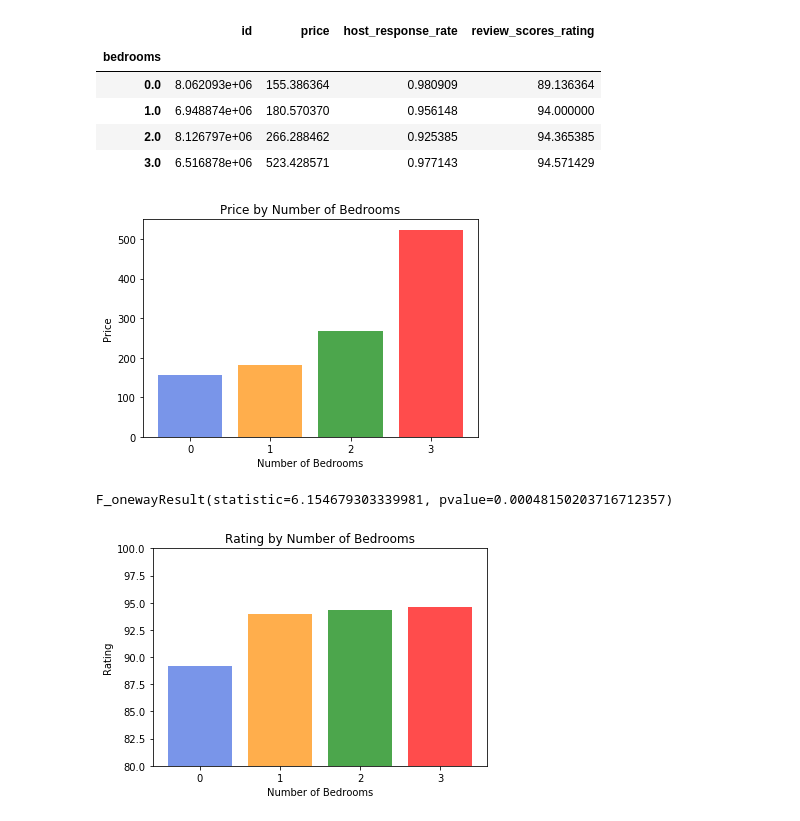
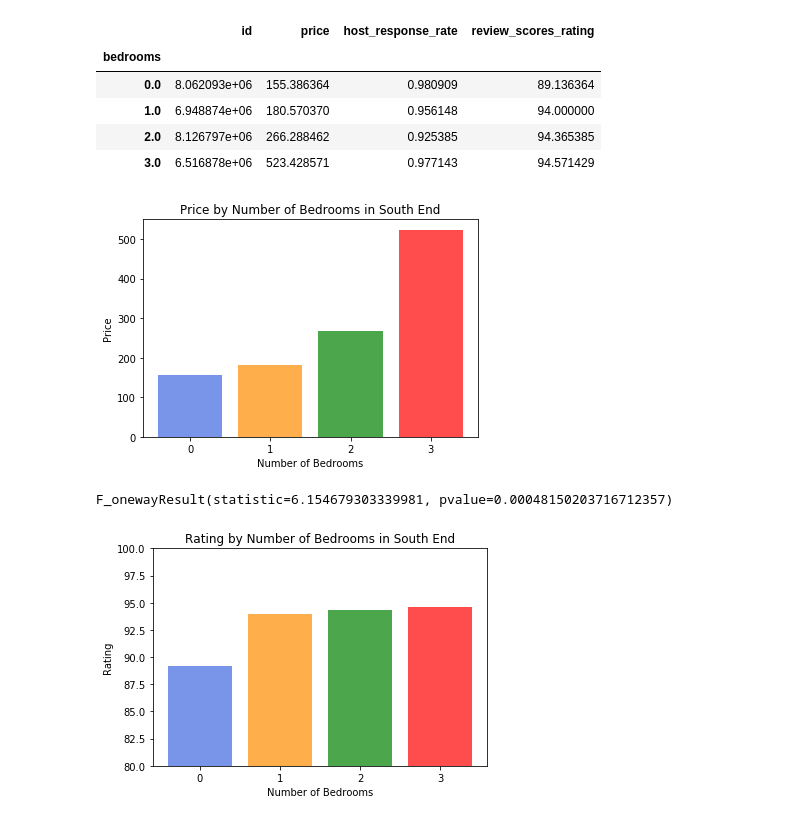
Before and after one commit to jnfost/Boston-Airbnb-EDA, a Jupyter notebook: project_restart2-Bedinfo.ipynb, the cells around one changed output. Drawn from its saved outputs; the diff is of its cells as text; code cells hidden in the pictures.

```diff
--- a/project_restart2-Bedinfo.ipynb
+++ b/project_restart2-Bedinfo.ipynb
@@ -351,14 +337,14 @@ south_end_group_3
 # %%
 xbp = south_end_group_3.index
 ybp = south_end_group_3['price']
 plt.bar(xbp, ybp, color= ['royalblue', 'darkorange', 'green', 'red'], alpha=0.7, align='center')
-plt.title("Price by Number of Bedrooms")
+plt.title("Price by Number of Bedrooms in South End")
 plt.xticks([0, 1, 2, 3])
 plt.ylabel("Price")
 plt.xlabel("Number of Bedrooms")
 plt.savefig("./Images/PriceByBedrooms.png")
 # %% [output]
-[figure, old version]
+[figure, new version]
 # %%
 south_end_ratings = south_end_clean[['bedrooms', 'review_scores_rating']]
 zero_bedr = south_end_ratings['review_scores_rating'].loc[south_end_price['bedrooms'] == 0]
@@ -372,11 +358,11 @@ F_onewayResult(statistic=6.154679303339981, pvalue=0.00048150203716712357)
 xbr = south_end_group_3.index
 ybr = south_end_group_3['review_scores_rating']
 plt.bar(xbr, ybr, color= ['royalblue', 'darkorange', 'green', 'red'], alpha=0.7, align='center')
-plt.title("Rating by Number of Bedrooms")
+plt.title("Rating by Number of Bedrooms in South End")
 plt.ylim(80, 100)
 plt.xticks([0, 1, 2, 3])
 plt.ylabel("Rating")
 plt.xlabel("Number of Bedrooms")
 plt.savefig("./Images/RatingByBedrooms.png")
 # %% [output]
-[figure, old version]
+[figure, new version]
```
Also changed, not shown: parts of 9 cells of this notebook, 6 other files.
